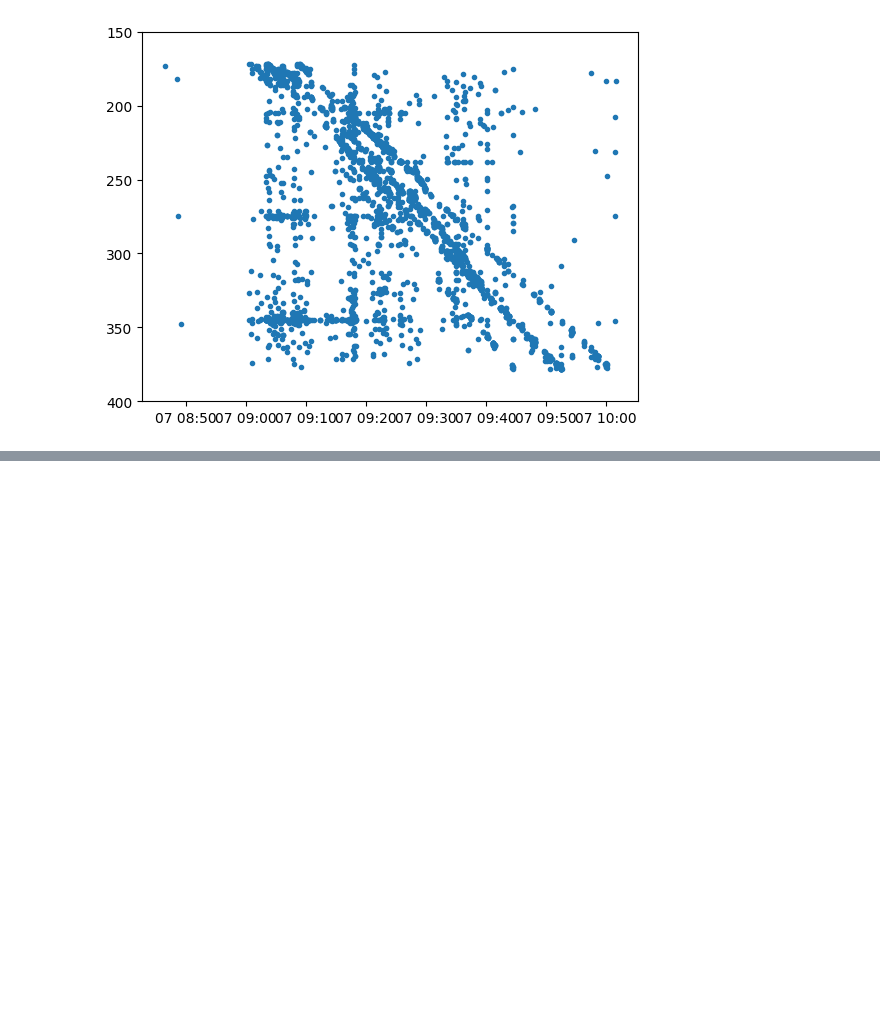
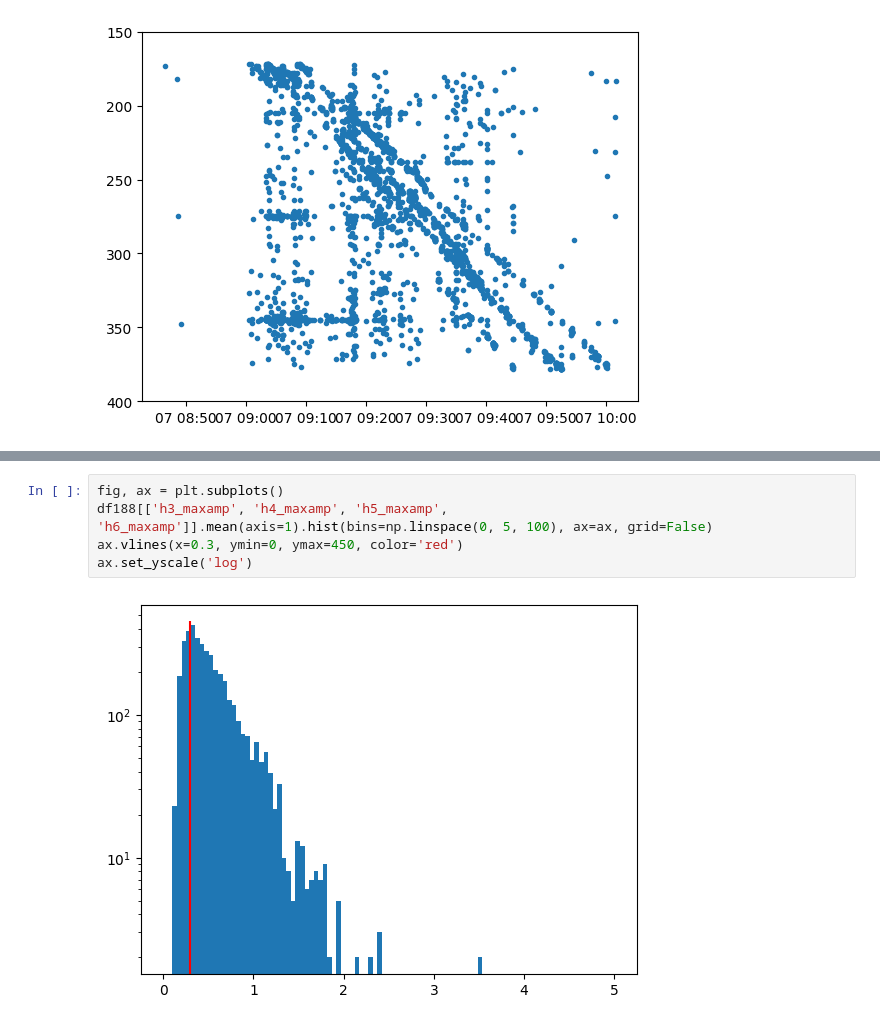
Before and after one commit to SerpRateAI/tensilePaper, a Jupyter notebook: everything-against-everything-188.ipynb, the cells around one changed output, grey strips where cells are left out. Drawn from its saved outputs; the diff is of its cells as text; blank space fills up the shorter version.

```diff
--- a/everything-against-everything-188.ipynb
+++ b/everything-against-everything-188.ipynb
@@ -379,0 +384,7 @@ data.h3_h4_dt.hist()
+# %%
+fig, ax = plt.subplots()
+df188[['h3_maxamp', 'h4_maxamp', 'h5_maxamp', 'h6_maxamp']].mean(axis=1).hist(bins=np.linspace(0, 5, 100), ax=ax, grid=False)
+ax.vlines(x=0.3, ymin=0, ymax=450, color='red')
+ax.set_yscale('log')
+# %% [output]
+[figure, added]
```
Also changed, not shown: parts of 8 cells of this notebook, 3 other files.
